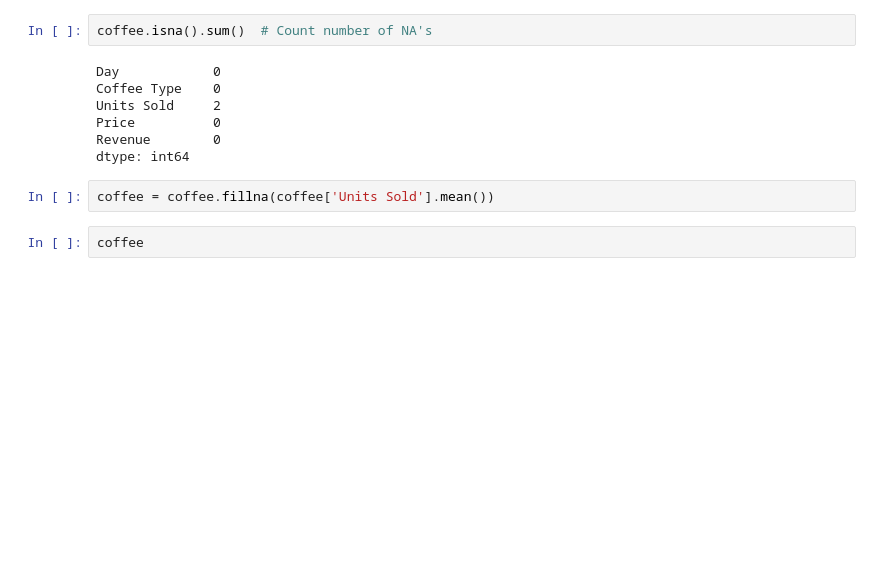
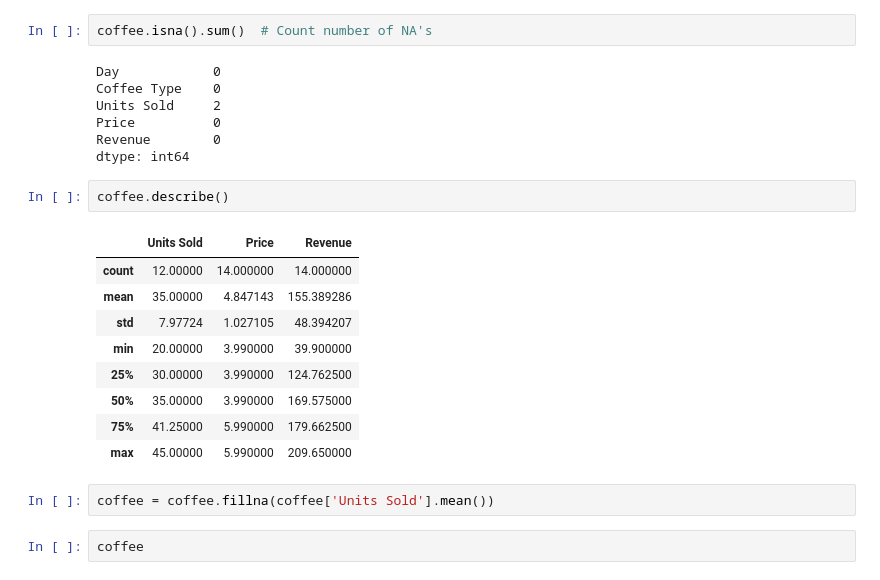
Before and after one commit to leoparty59/Awesome_Pandas_Tutorial, a Jupyter notebook: mydataframe_notebook.ipynb, the cells around one changed output. Drawn from its saved outputs; the diff is of its cells as text; blank space fills up the shorter version.

```diff
--- a/mydataframe_notebook.ipynb
+++ b/mydataframe_notebook.ipynb
@@ -581,6 +581,18 @@ Units Sold     2
 Price          0
 Revenue        0
 dtype: int64
+# %%
+coffee.describe()
+# %% [output]
+|  | Units Sold | Price | Revenue |
+| count | 12.00000 | 14.000000 | 14.000000 |
+| mean | 35.00000 | 4.847143 | 155.389286 |
+| std | 7.97724 | 1.027105 | 48.394207 |
+| min | 20.00000 | 3.990000 | 39.900000 |
+| 25% | 30.00000 | 3.990000 | 124.762500 |
+| 50% | 35.00000 | 3.990000 | 169.575000 |
+| 75% | 41.25000 | 5.990000 | 179.662500 |
+| max | 45.00000 | 5.990000 | 209.650000 |
 # %%
 coffee = coffee.fillna(coffee['Units Sold'].mean())
 # %%
```
